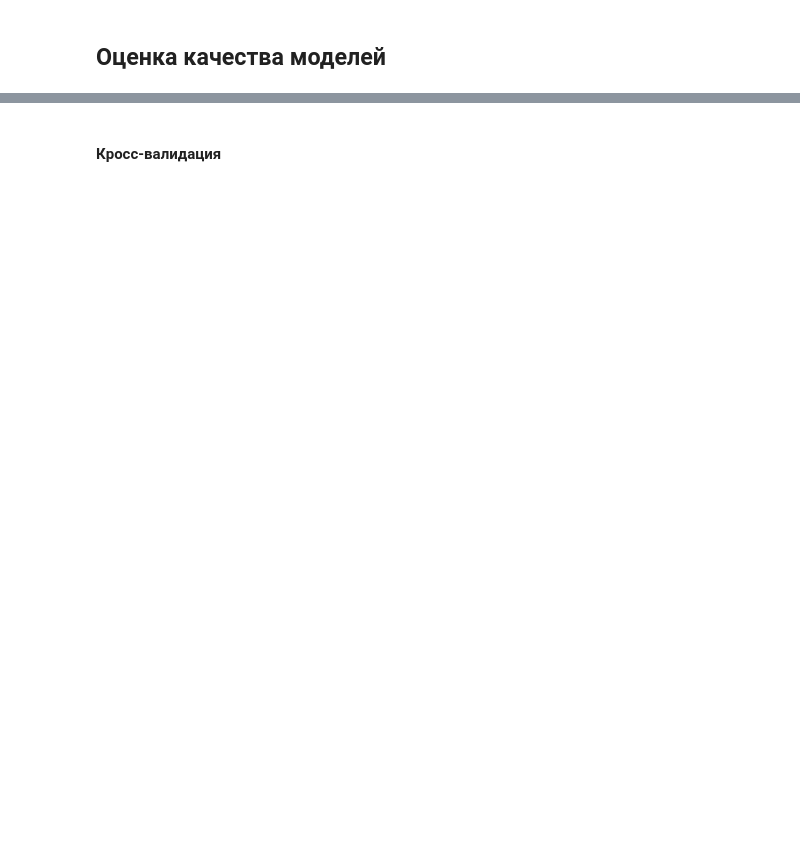
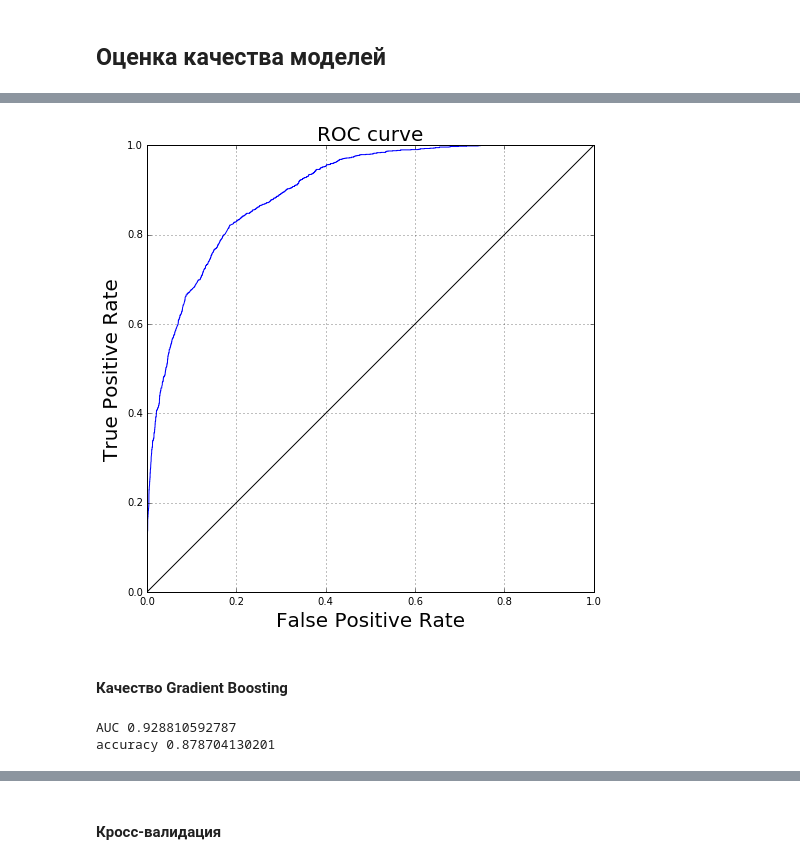
Before and after one commit to yandexdataschool/HSE-DataNight-StarterKit, a Jupyter notebook: Introduction.ipynb, the cells around one changed output, grey strips where cells are left out. Saved outputs shown, nothing was run; the diff lists cells and outputs as text; code cells hidden in the pictures; blank space fills up the shorter version.

```diff
--- a/Introduction.ipynb
+++ b/Introduction.ipynb
@@ -218,0 +345,3 @@ np.random.shuffle(ids)
+# %%
+rf = RandomForestClassifier(n_estimators=200, max_depth=5)
+rf.fit(X_train, Y_train.flatten())
@@ -218,0 +355,3 @@ np.random.shuffle(ids)
+# %%
+rf_preds = rf.predict_proba(X_test)
+rf_preds
@@ -224,0 +430,20 @@ from sklearn.metrics import roc_auc_score
+# %%
+fpr, tpr, thresholds = roc_curve(Y_test, rf_preds[:,1])
+
+figsize(8,8)
+plt.plot(np.arange(0.,1.,1e-5),np.arange(0.,1.,1e-5), c='black')
+plt.plot(fpr,tpr, c='b')
+plt.title('ROC curve', size=20)
+plt.xlabel('False Positive Rate', size=20)
+plt.ylabel('True Positive Rate', size=20)
+plt.grid()
+# %% [output]
+[figure, added]
+# %% [markdown]
+#### Качество Gradient Boosting
+# %%
+print 'AUC', roc_auc_score(Y_test, bst_preds[:,1])
+print 'accuracy', accuracy_score(Y_test, bst.predict(X_test))
+# %% [output]
+AUC 0.928810592787
+accuracy 0.878704130201
```
Also changed, not shown: parts of 68 cells of this notebook.
